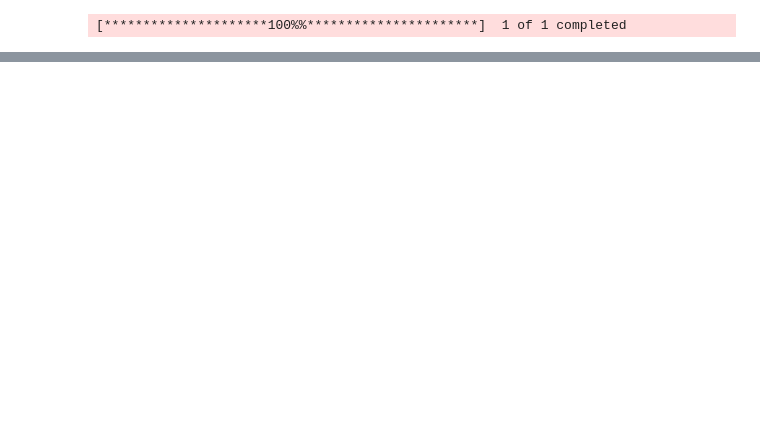
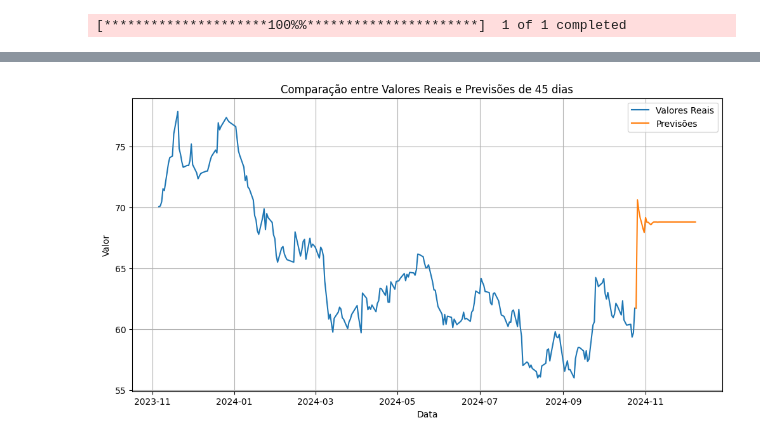
Before and after one commit to tcc-previsao-energia/ml-models, a Jupyter notebook: tcc/tendencia-pedro.ipynb, the cells around one changed output, grey strips where cells are left out. Drawn from its saved outputs; the diff is of its cells as text; code cells hidden in the pictures; blank space fills up the shorter version.

```diff
--- a/tcc/tendencia-pedro.ipynb
+++ b/tcc/tendencia-pedro.ipynb
@@ -216,0 +251,21 @@ plt.show()
+# %%
+# Criando um DataFrame para as previsões
+last_date = test_values.index[-1]
+future_dates = pd.date_range(start=last_date + pd.Timedelta('1 day'), periods=prever_dias)
+df_previsoes = pd.DataFrame(total_previsoes, index=future_dates, columns=['previsoes'])
+
+# Concatenando os DataFrames
+df_completo = pd.concat([test_values, df_previsoes])
+
+# Plotando os dados
+plt.figure(figsize=(12, 6))
+plt.plot(df_completo[0], label='Valores Reais')
+plt.plot(df_completo['previsoes'], label='Previsões')
+plt.xlabel('Data')
+plt.ylabel('Valor')
+plt.title('Comparação entre Valores Reais e Previsões de 45 dias')
+plt.legend()
+plt.grid(True)
+plt.show()
+# %% [output]
+[figure, added]
```
Also changed, not shown: parts of 23 cells of this notebook.
